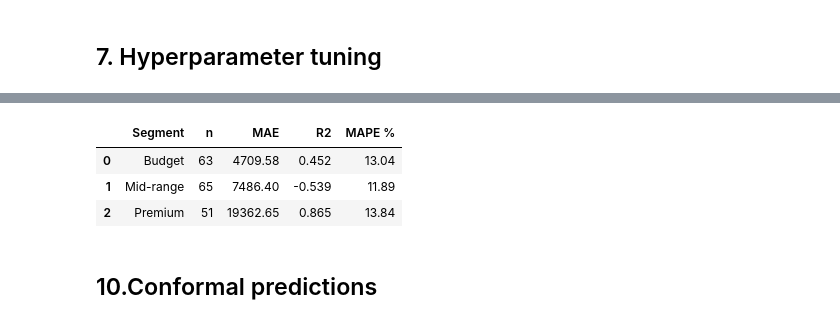
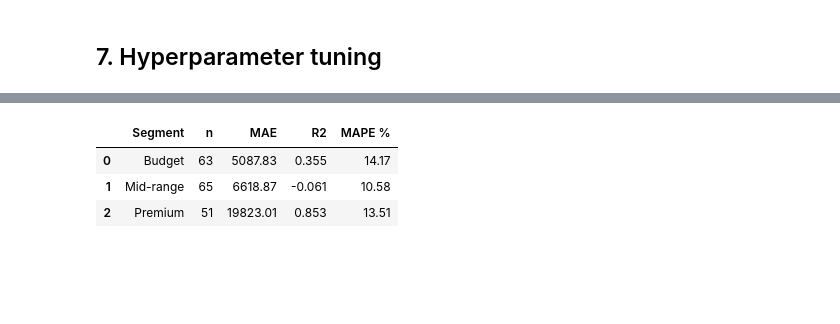
Before and after one commit to avishkarjadhav47/conformal-laptop-valuation, a Jupyter notebook: main.ipynb, the cells around one changed output, grey strips where cells are left out. Cells and saved outputs as stored; diff of their text form; code cells hidden in the pictures; blank space fills up the shorter version.

```diff
--- a/main.ipynb
+++ b/main.ipynb
@@ -309,13 +345,22 @@ Best params: {'model__learning_rate': 0.075, 'model__max_depth': 4, 'model__min_
 # %%
-y_pred_log = best_model.predict(X_test)
-y_pred = np.expm1(y_pred_log)
-y_true = np.expm1(y_test_log)
+# ---- Test-set evaluation: point estimate AND interval, same model ------
+test_pred_log = final_model.predict(X_test)
 
-mae = mean_absolute_error(y_true, y_pred)
+y_pred = np.expm1(test_pred_log)
+y_true = y_test.to_numpy(dtype=float)
+
+mae  = mean_absolute_error(y_true, y_pred)
 rmse = np.sqrt(mean_squared_error(y_true, y_pred))
-r2 = r2_score(y_true, y_pred)
+r2   = r2_score(y_true, y_pred)
 
-print(f"MAE  : {mae:.2f}")
-print(f"RMSE : {rmse:.2f}")
-print(f"R2   : {r2:.4f}")
+conformal_lower = np.expm1(test_pred_log - q_conformal)
+conformal_upper = np.expm1(test_pred_log + q_conformal)
+conformal_coverage = float(
+    np.mean((y_true >= conformal_lower) & (y_true <= conformal_upper)) * 100
+)
+
+print(f"MAE  : ₹{mae:,.2f}")
+print(f"RMSE : ₹{rmse:,.2f}")
+print(f"R²   : {r2:.4f}")
+print(f"80% interval coverage : {conformal_coverage:.1f}%  (target 80%, n_cal={n_cal})")
 # %% [output]
@@ -354,18 +397,22 @@ One global R² hides where the model actually struggles -- broken out by price t
 # %%
 seg_report = []
 for seg in ["Budget", "Mid-range", "Premium"]:
-    mask = (seg_test == seg).values
-    seg_mae = mean_absolute_error(y_true[mask], y_pred[mask])
-    seg_r2 = r2_score(y_true[mask], y_pred[mask])
-    seg_mape = float(np.mean(np.abs((y_true[mask] - y_pred[mask]) / y_true[mask])) * 100)
-    seg_report.append({"Segment": seg, "n": int(mask.sum()), "MAE": round(seg_mae, 2), "R2": round(seg_r2, 3), "MAPE %": round(seg_mape, 2)})
+    mask = (seg_test == seg).to_numpy()
+    seg_report.append({
+        "Segment": seg,
+        "n": int(mask.sum()),
+        "MAE": round(float(mean_absolute_error(y_true[mask], y_pred[mask])), 2),
+        "R2": round(float(r2_score(y_true[mask], y_pred[mask])), 3),
+        "MAPE %": round(float(np.mean(np.abs((y_true[mask] - y_pred[mask]) / y_true[mask])) * 100), 2),
+    })
 
 seg_report_df = pd.DataFrame(seg_report)
+# R² is not comparable across these segments: they are price terciles, so the
+# middle band has the narrowest price range and hence the smallest SS_total.
+# MAPE is the metric to read across segments.
 seg_report_df
 # %% [output]
 |  | Segment | n | MAE | R2 | MAPE % |
-| 0 | Budget | 63 | 4709.58 | 0.452 | 13.04 |
-| 1 | Mid-range | 65 | 7486.40 | -0.539 | 11.89 |
-| 2 | Premium | 51 | 19362.65 | 0.865 | 13.84 |
+| 0 | Budget | 63 | 5087.83 | 0.355 | 14.17 |
+| 1 | Mid-range | 65 | 6618.87 | -0.061 | 10.58 |
+| 2 | Premium | 51 | 19823.01 | 0.853 | 13.51 |
-# %% [markdown]
-## 10.Conformal predictions
```
Also changed, not shown: parts of 29 cells of this notebook, 14 other files.
